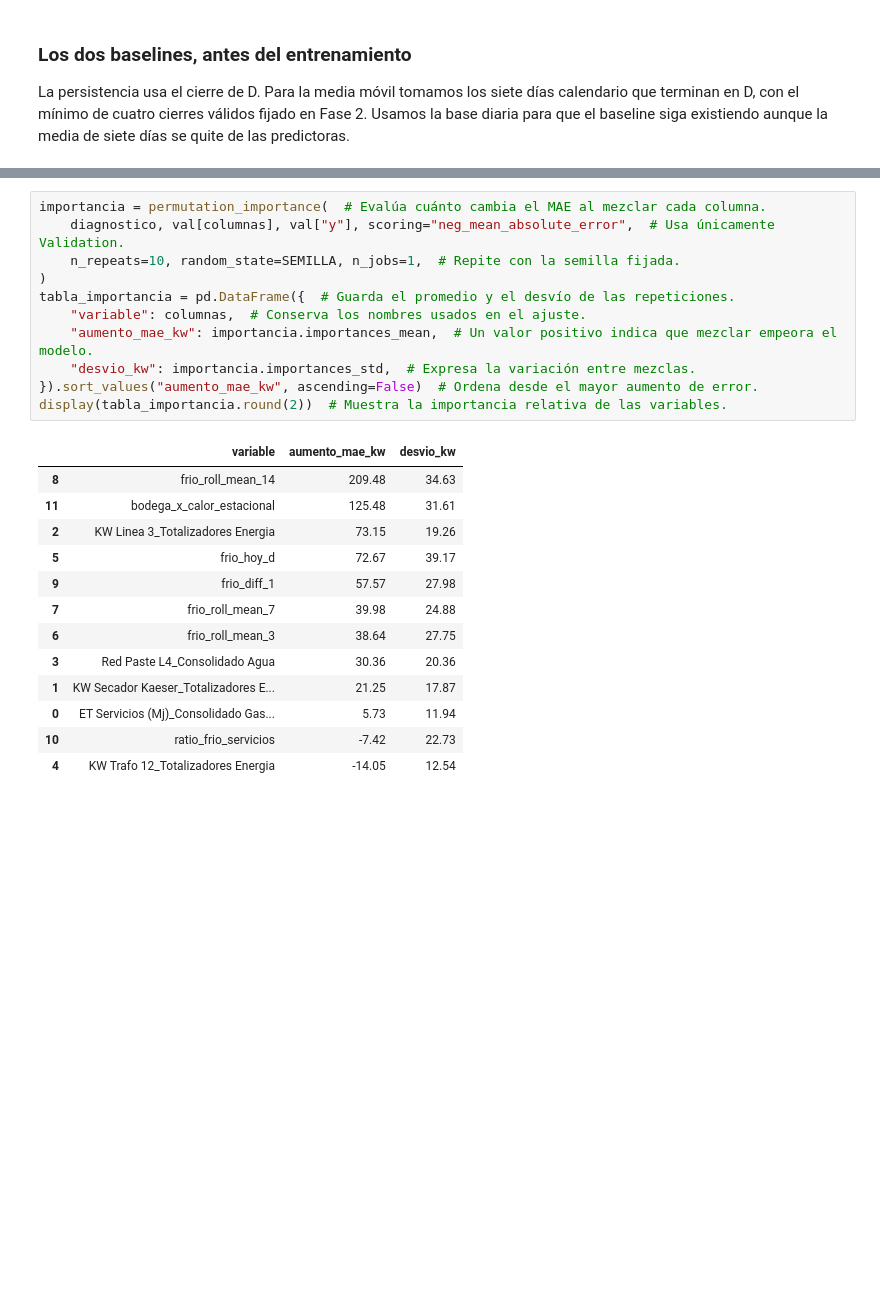
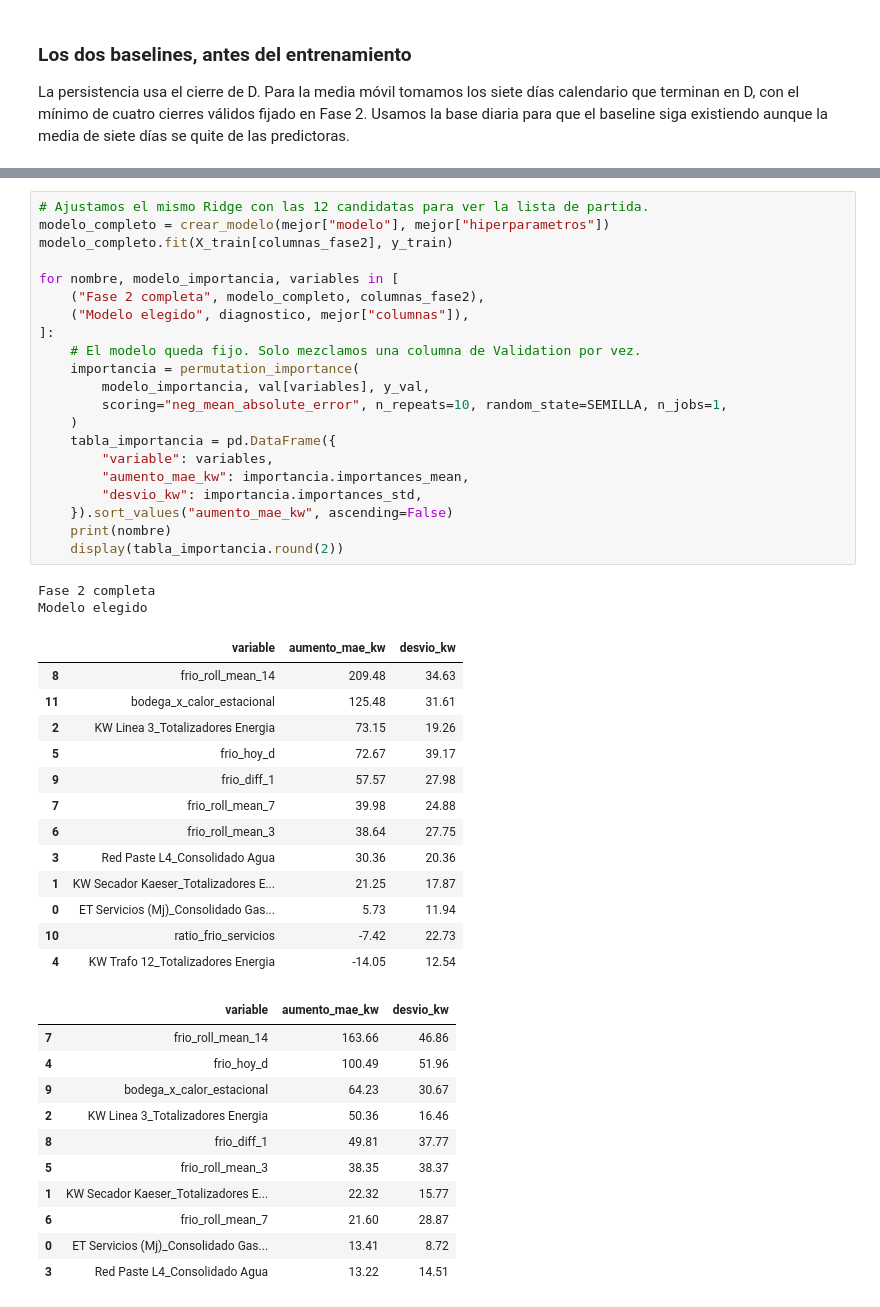
Before and after one commit to s4nt1lu1/tp-final-datos-ii, a Jupyter notebook: notebooks/modelado.ipynb, the cells around one changed output, grey strips where cells are left out. Cells and saved outputs as stored; diff of their text form; blank space fills up the shorter version.

```diff
--- a/notebooks/modelado.ipynb
+++ b/notebooks/modelado.ipynb
@@ -239,28 +238,51 @@ Mezclamos los valores de una columna de Validation manteniendo las demás y medi
 # %%
-importancia = permutation_importance(  # Evalúa cuánto cambia el MAE al mezclar cada columna.
-    diagnostico, val[columnas], val["y"], scoring="neg_mean_absolute_error",  # Usa únicamente Validation.
-    n_repeats=10, random_state=SEMILLA, n_jobs=1,  # Repite con la semilla fijada.
-)
-tabla_importancia = pd.DataFrame({  # Guarda el promedio y el desvío de las repeticiones.
-    "variable": columnas,  # Conserva los nombres usados en el ajuste.
-    "aumento_mae_kw": importancia.importances_mean,  # Un valor positivo indica que mezclar empeora el modelo.
-    "desvio_kw": importancia.importances_std,  # Expresa la variación entre mezclas.
-}).sort_values("aumento_mae_kw", ascending=False)  # Ordena desde el mayor aumento de error.
-display(tabla_importancia.round(2))  # Muestra la importancia relativa de las variables.
+# Ajustamos el mismo Ridge con las 12 candidatas para ver la lista de partida.
+modelo_completo = crear_modelo(mejor["modelo"], mejor["hiperparametros"])
+modelo_completo.fit(X_train[columnas_fase2], y_train)
+
+for nombre, modelo_importancia, variables in [
+    ("Fase 2 completa", modelo_completo, columnas_fase2),
+    ("Modelo elegido", diagnostico, mejor["columnas"]),
+]:
+    # El modelo queda fijo. Solo mezclamos una columna de Validation por vez.
+    importancia = permutation_importance(
+        modelo_importancia, val[variables], y_val,
+        scoring="neg_mean_absolute_error", n_repeats=10, random_state=SEMILLA, n_jobs=1,
+    )
+    tabla_importancia = pd.DataFrame({
+        "variable": variables,
+        "aumento_mae_kw": importancia.importances_mean,
+        "desvio_kw": importancia.importances_std,
+    }).sort_values("aumento_mae_kw", ascending=False)
+    print(nombre)
+    display(tabla_importancia.round(2))
 # %% [output]
+Fase 2 completa
+Modelo elegido
 |  | variable | aumento_mae_kw | desvio_kw |
 | 8 | frio_roll_mean_14 | 209.48 | 34.63 |
 | 11 | bodega_x_calor_estacional | 125.48 | 31.61 |
 | 2 | KW Linea 3_Totalizadores Energia | 73.15 | 19.26 |
 | 5 | frio_hoy_d | 72.67 | 39.17 |
 | 9 | frio_diff_1 | 57.57 | 27.98 |
 | 7 | frio_roll_mean_7 | 39.98 | 24.88 |
 | 6 | frio_roll_mean_3 | 38.64 | 27.75 |
 | 3 | Red Paste L4_Consolidado Agua | 30.36 | 20.36 |
 | 1 | KW Secador Kaeser_Totalizadores E... | 21.25 | 17.87 |
 | 0 | ET Servicios (Mj)_Consolidado Gas... | 5.73 | 11.94 |
 | 10 | ratio_frio_servicios | -7.42 | 22.73 |
 | 4 | KW Trafo 12_Totalizadores Energia | -14.05 | 12.54 |
+|  | variable | aumento_mae_kw | desvio_kw |
+| 7 | frio_roll_mean_14 | 163.66 | 46.86 |
+| 4 | frio_hoy_d | 100.49 | 51.96 |
+| 9 | bodega_x_calor_estacional | 64.23 | 30.67 |
+| 2 | KW Linea 3_Totalizadores Energia | 50.36 | 16.46 |
+| 8 | frio_diff_1 | 49.81 | 37.77 |
+| 5 | frio_roll_mean_3 | 38.35 | 38.37 |
+| 1 | KW Secador Kaeser_Totalizadores E... | 22.32 | 15.77 |
+| 6 | frio_roll_mean_7 | 21.60 | 28.87 |
+| 0 | ET Servicios (Mj)_Consolidado Gas... | 13.41 | 8.72 |
+| 3 | Red Paste L4_Consolidado Agua | 13.22 | 14.51 |
 # %% [markdown]
 ## 3.4 · Reentrenamiento, Test y versión
 
```
Also changed, not shown: parts of 13 cells of this notebook, 8 other files.
